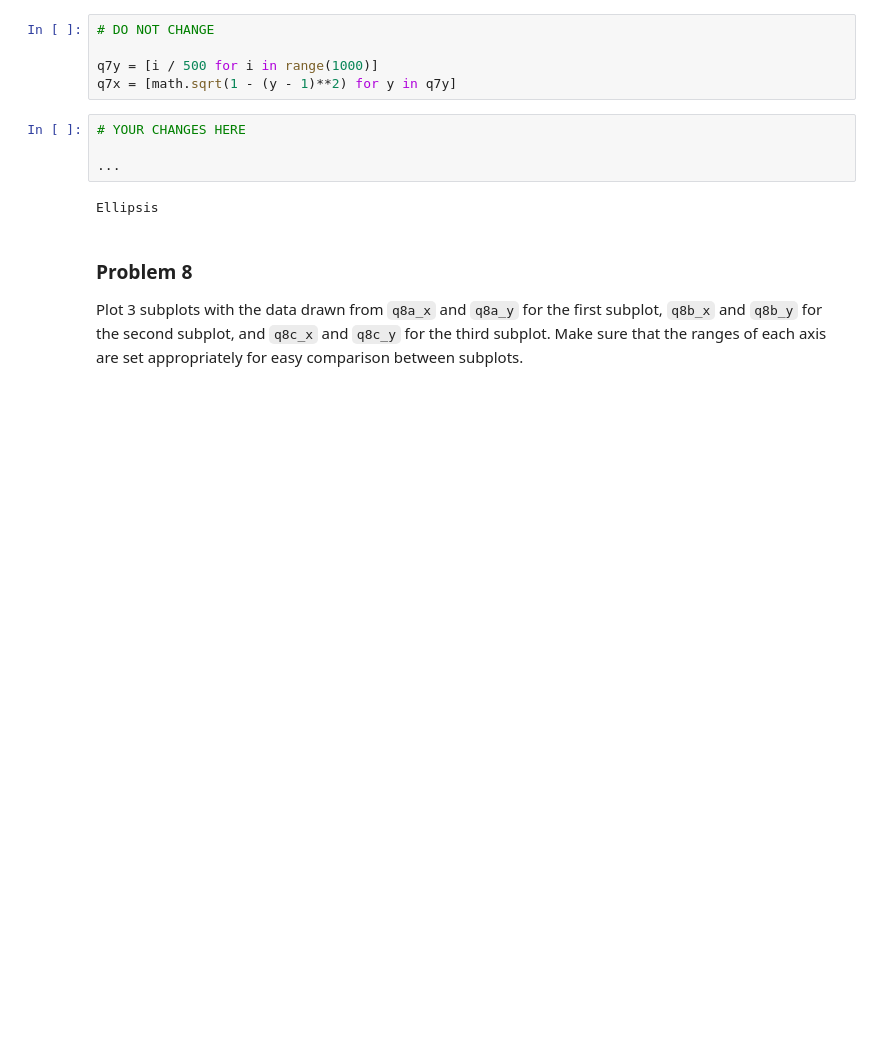
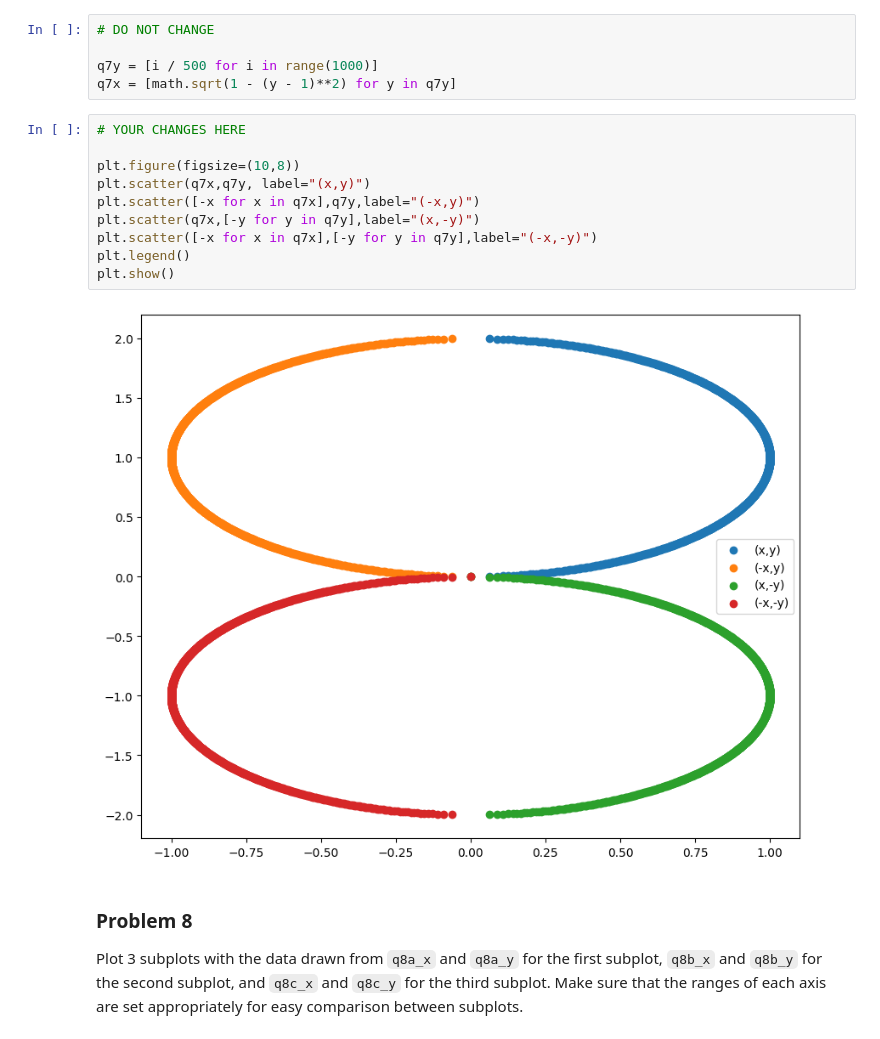
Before and after one commit to garikapativineet/dx602-homework-05, a Jupyter notebook: homework.ipynb, the cells around one changed output. Saved outputs shown, nothing was run; the diff lists cells and outputs as text; blank space fills up the shorter version.

```diff
--- a/homework.ipynb
+++ b/homework.ipynb
@@ -178,12 +189,18 @@ Make a scatter plot of the x and y values in `q7x` and `q7y` repeated four diffe
 
 q7y = [i / 500 for i in range(1000)]
 q7x = [math.sqrt(1 - (y - 1)**2) for y in q7y]
-# %%
-# YOUR CHANGES HERE
-
-...
-# %% [output]
-Ellipsis
+# %%
+# YOUR CHANGES HERE
+
+plt.figure(figsize=(10,8))
+plt.scatter(q7x,q7y, label="(x,y)")
+plt.scatter([-x for x in q7x],q7y,label="(-x,y)")
+plt.scatter(q7x,[-y for y in q7y],label="(x,-y)")
+plt.scatter([-x for x in q7x],[-y for y in q7y],label="(-x,-y)")
+plt.legend()
+plt.show()
+# %% [output]
+[figure, added]
 # %% [markdown]
 ### Problem 8
 
```
Also changed, not shown: parts of 18 cells of this notebook, 1 other file.
